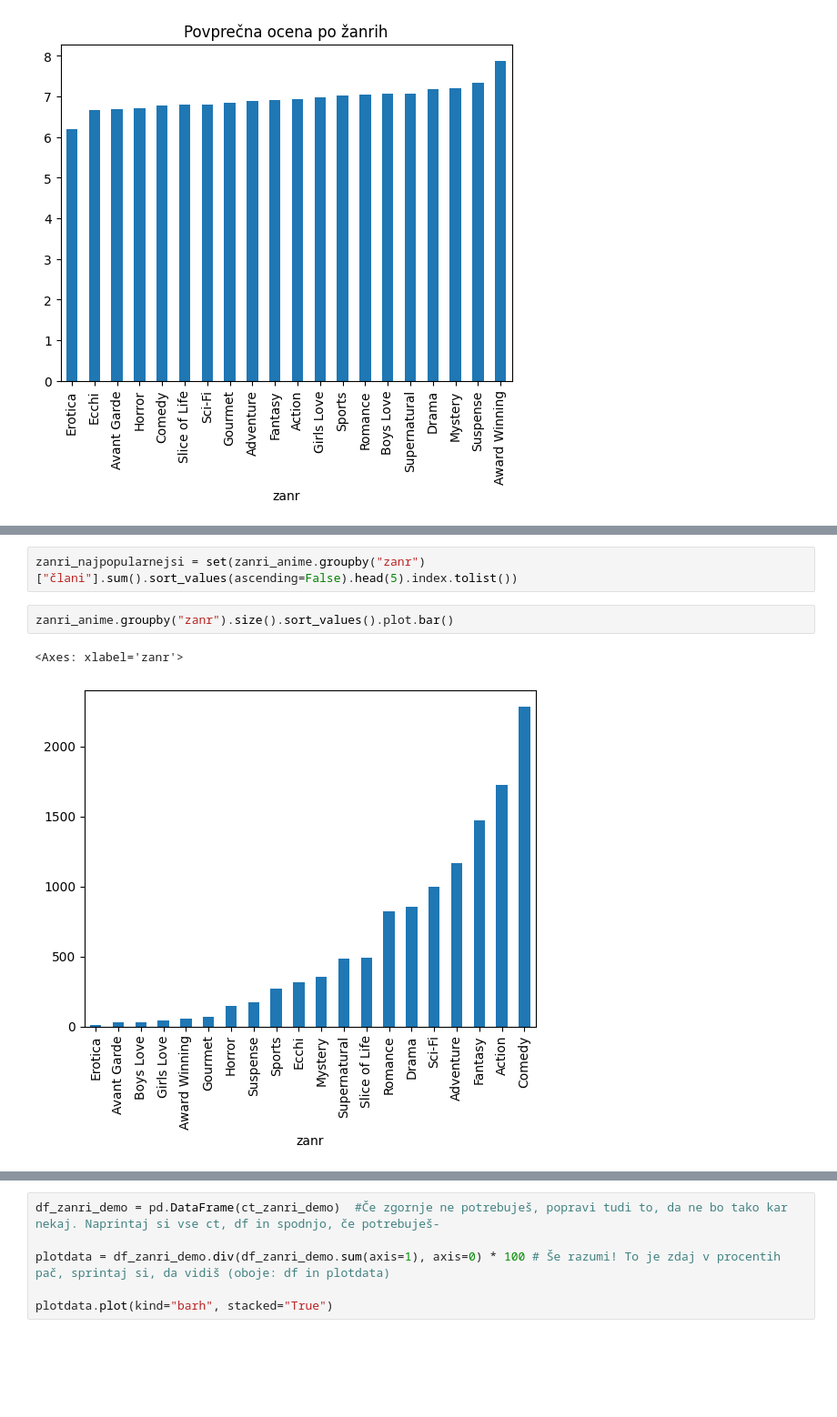
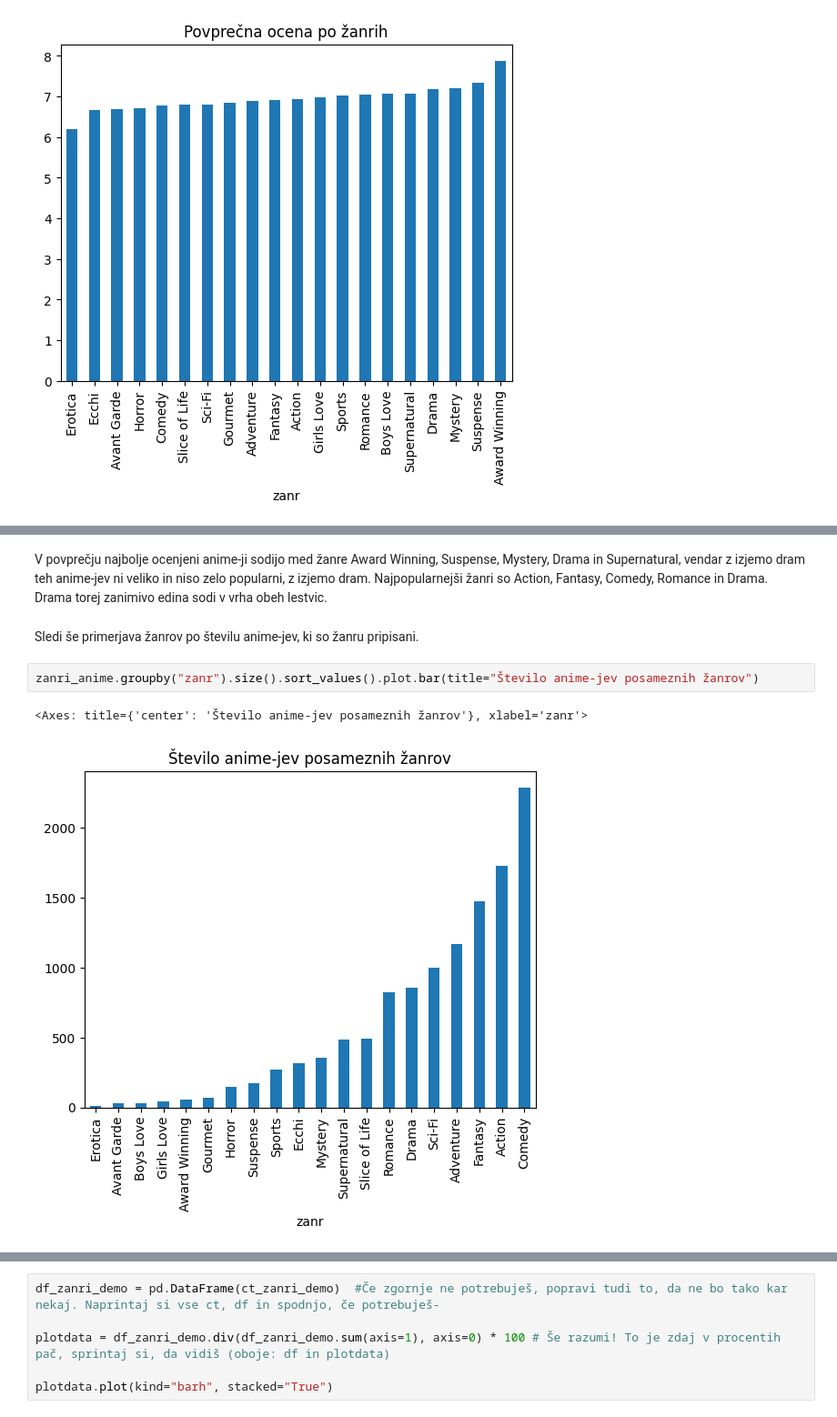
Before and after one commit to lrozman/Projektna-naloga-UVP---Rozman-Lara, a Jupyter notebook: analiza.ipynb, the cells around one changed output, grey strips where cells are left out. Shown at 91% size. Cells and saved outputs as stored; diff of their text form; blank space fills up the shorter version.

```diff
--- a/analiza.ipynb
+++ b/analiza.ipynb
@@ -691,7 +697,9 @@ plt.show()
-# %%
-zanri_najpopularnejsi = set(zanri_anime.groupby("zanr")["člani"].sum().sort_values(ascending=False).head(5).index.tolist())
+# %% [markdown]
+V povprečju najbolje ocenjeni anime-ji sodijo med žanre Award Winning, Suspense, Mystery, Drama in Supernatural, vendar z izjemo dram teh anime-jev ni veliko in niso zelo popularni, z izjemo dram. Najpopularnejši žanri so Action, Fantasy, Comedy, Romance in Drama. Drama torej zanimivo edina sodi v vrha obeh lestvic.
+# %% [markdown]
+Sledi še primerjava žanrov po številu anime-jev, ki so žanru pripisani.
 # %%
-zanri_anime.groupby("zanr").size().sort_values().plot.bar()
+zanri_anime.groupby("zanr").size().sort_values().plot.bar(title="Število anime-jev posameznih žanrov")
 # %% [output]
-<Axes: xlabel='zanr'>
+<Axes: title={'center': 'Število anime-jev posameznih žanrov'}, xlabel='zanr'>
-[figure, old version]
+[figure, new version]
```
Also changed, not shown: parts of 12 cells of this notebook.
